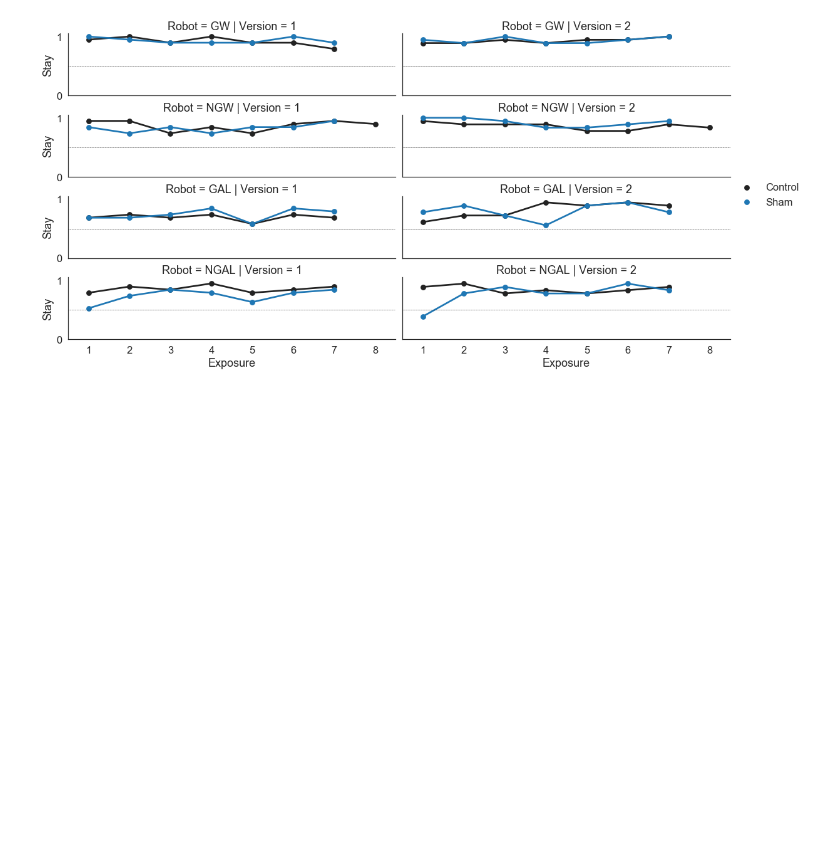
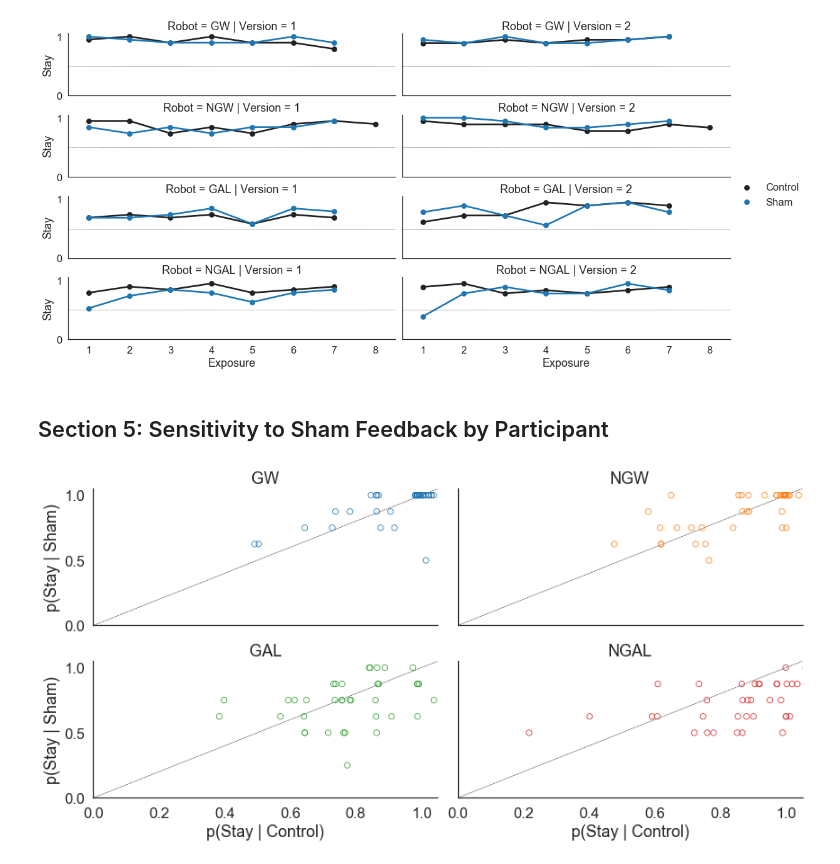
Before and after one commit to nivlab/RobotFactory, a Jupyter notebook: notebooks/03_Pilot/02_Descriptive.ipynb, the cells around one changed output. Saved outputs shown, nothing was run; the diff lists cells and outputs as text; code cells hidden in the pictures; blank space fills up the shorter version.

Commit message:
updated wsls plots

```diff
--- a/notebooks/03_Pilot/02_Descriptive.ipynb
+++ b/notebooks/03_Pilot/02_Descriptive.ipynb
@@ -123,3 +123,45 @@ g.set(xlim=(-0.5,7.5), xticks=np.arange(8), xticklabels=np.arange(8)+1, ylim=(0,
 g.add_legend();
 # %% [output]
 [figure]
+# %% [markdown]
+## Section 5: Sensitivity to Sham Feedback by Participant
+# %%
+#~~~~~~~~~~~~~~~~~~~~~~~~~~~~~~~~~~~~~~~~~~#
+### Prepare data.
+#~~~~~~~~~~~~~~~~~~~~~~~~~~~~~~~~~~~~~~~~~~#
+
+## Compute p(Stay) by sham/control trials.
+gb = data.query('Sham==1 or PrevSham==1').query('Exposure > 1 and Exposure < 40')
+control = data.groupby(['Robot','Version','Subject','Sham']).Stay.mean().reset_index()
+prevsham = data.groupby(['Robot','Version','Subject','PrevSham']).Stay.mean().reset_index()
+
+#~~~~~~~~~~~~~~~~~~~~~~~~~~~~~~~~~~~~~~~~~~#
+### Plotting.
+#~~~~~~~~~~~~~~~~~~~~~~~~~~~~~~~~~~~~~~~~~~#
+np.random.seed(47404)
+
+## Initialize canvas.
+fig, axes = plt.subplots(2,2,figsize=(12,6),sharex=True,sharey=True)
+robots = ['GW','NGW','GAL','NGAL']
+palette = sns.color_palette(n_colors=4)
+
+for ax, robot, color in zip(axes.flatten(), robots, palette):
+
+    ## Extract x/y.
+    x = control.query(f'Sham==1 and Robot=="{robot}"').Stay.values
+    y = prevsham.query(f'PrevSham==1 and Robot=="{robot}"').Stay.values
+    x_jitter = np.random.normal(0,0.02,x.size)
+
+    ## Plot stay probabilities.
+    ax = sns.scatterplot(x+x_jitter, y, color=color, s=40, facecolor='none', edgecolor=color, ax=ax)
+    ax.plot([0,1.05],[0,1.05],color='k',lw=0.5,linestyle='--',zorder=-1)
+
+    ## Add details.
+    ax.set(xlim=(0,1.05), ylim=(0,1.05), title=robot)
+    if 'AL' in robot: ax.set_xlabel('p(Stay | Control)')
+    if not 'N' in robot: ax.set_ylabel('p(Stay | Sham)')
+
+sns.despine()
+plt.tight_layout()
+# %% [output]
+[figure, added]
```
Also changed, not shown: parts of 1 cell of this notebook.
